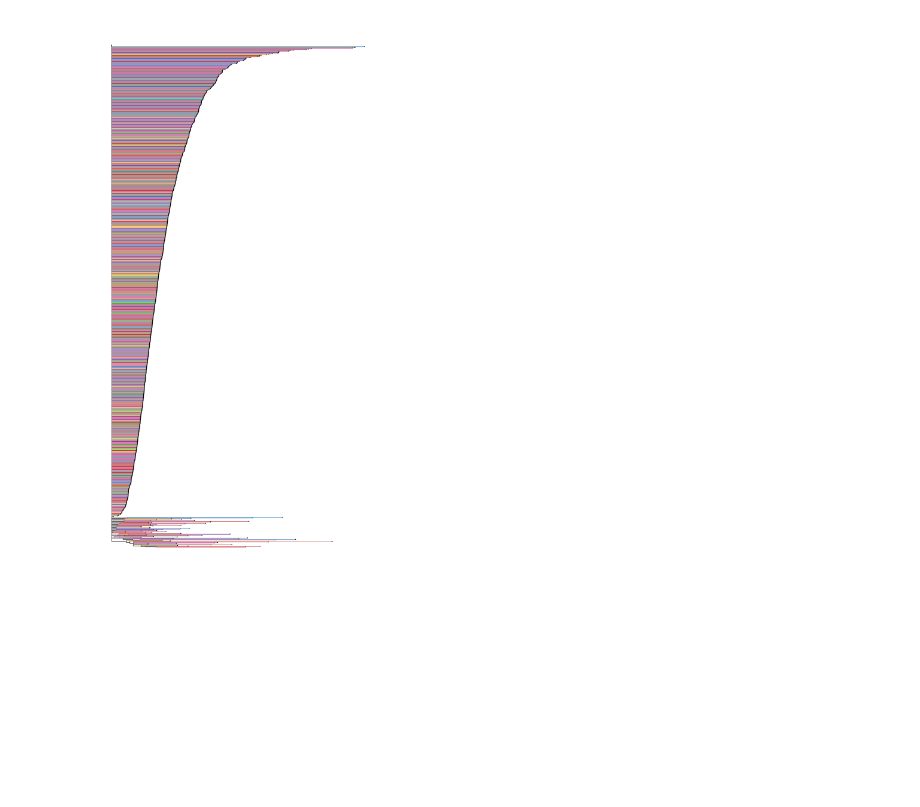
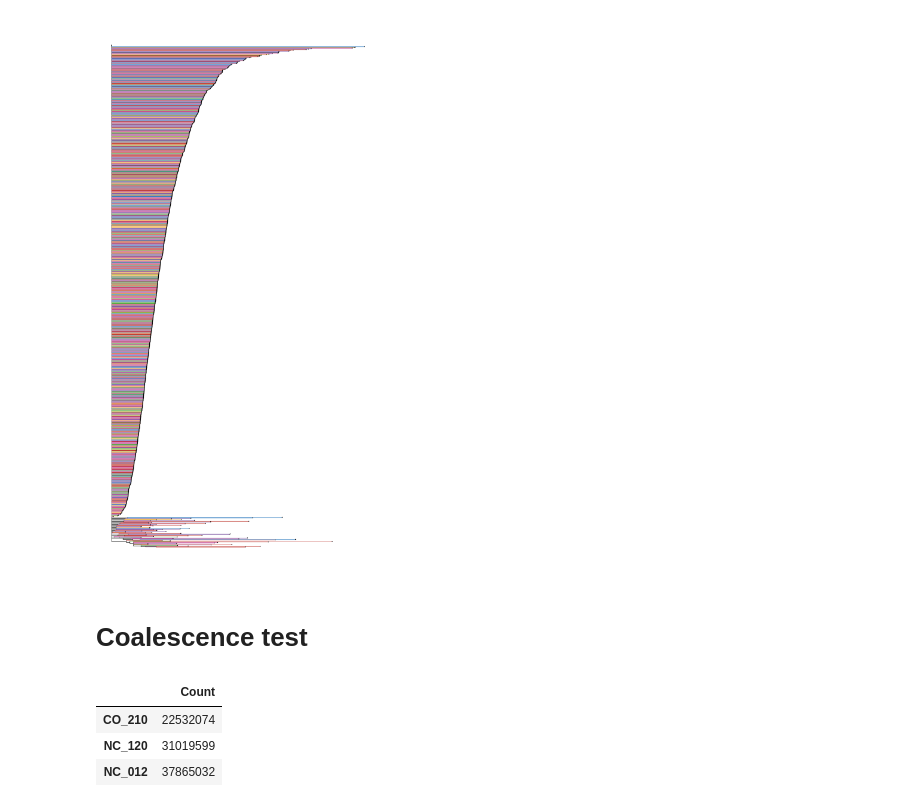
Before and after one commit to SrivatsanLab/SPC_genome, a Jupyter notebook: notebooks/K562_tree.ipynb, the cells around one changed output. Drawn from its saved outputs; the diff is of its cells as text; code cells hidden in the pictures; blank space fills up the shorter version.

Commit message:
adding scripts to test for coalescence between groupings of cells, plot coverage, adding analysis to notebooks

```diff
--- a/notebooks/K562_tree.ipynb
+++ b/notebooks/K562_tree.ipynb
@@ -1919,3 +1919,21 @@ ax.get_yaxis().set_ticks([])
 fig.savefig('figures/sc_bs_tree.png', dpi=600)
 # %% [output]
 [figure]
+# %% [markdown]
+# Coalescence test
+# %%
+directory_path = Path("../results/K562_tree/coalescence")  # Replace with your directory path
+pattern = "tree_counts*"  # Example pattern: all .log files
+
+files = [str(f) for f in directory_path.rglob(pattern)]
+# %%
+df_sum = pd.DataFrame(index=['CO_210','NC_120','NC_012'], columns=['Count'], data=[0,0,0])
+for f in files:
+    df = pd.read_csv(f, index_col=0)
+    df_sum['Count'] += df['Count']
+df_sum
+# %% [output]
+|  | Count |
+| CO_210 | 22532074 |
+| NC_120 | 31019599 |
+| NC_012 | 37865032 |
```
Also changed, not shown: parts of 1 cell of this notebook, 8 other files.
